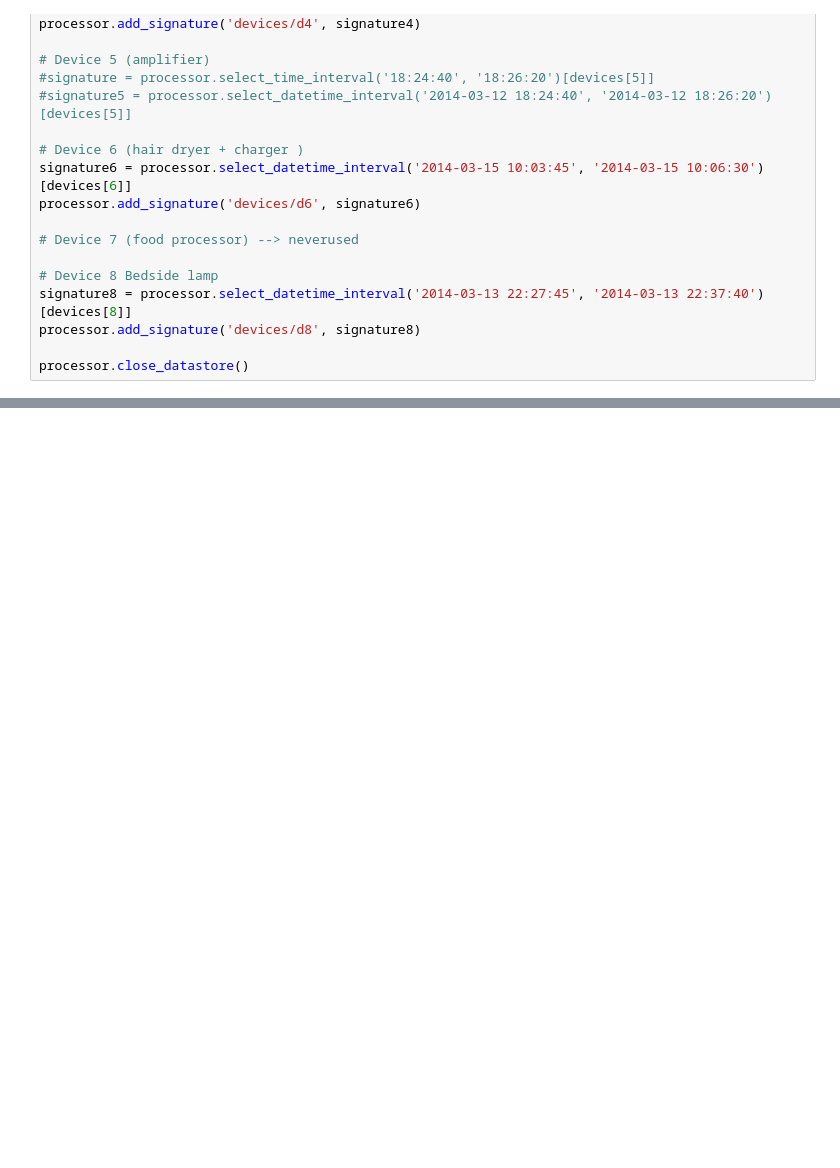
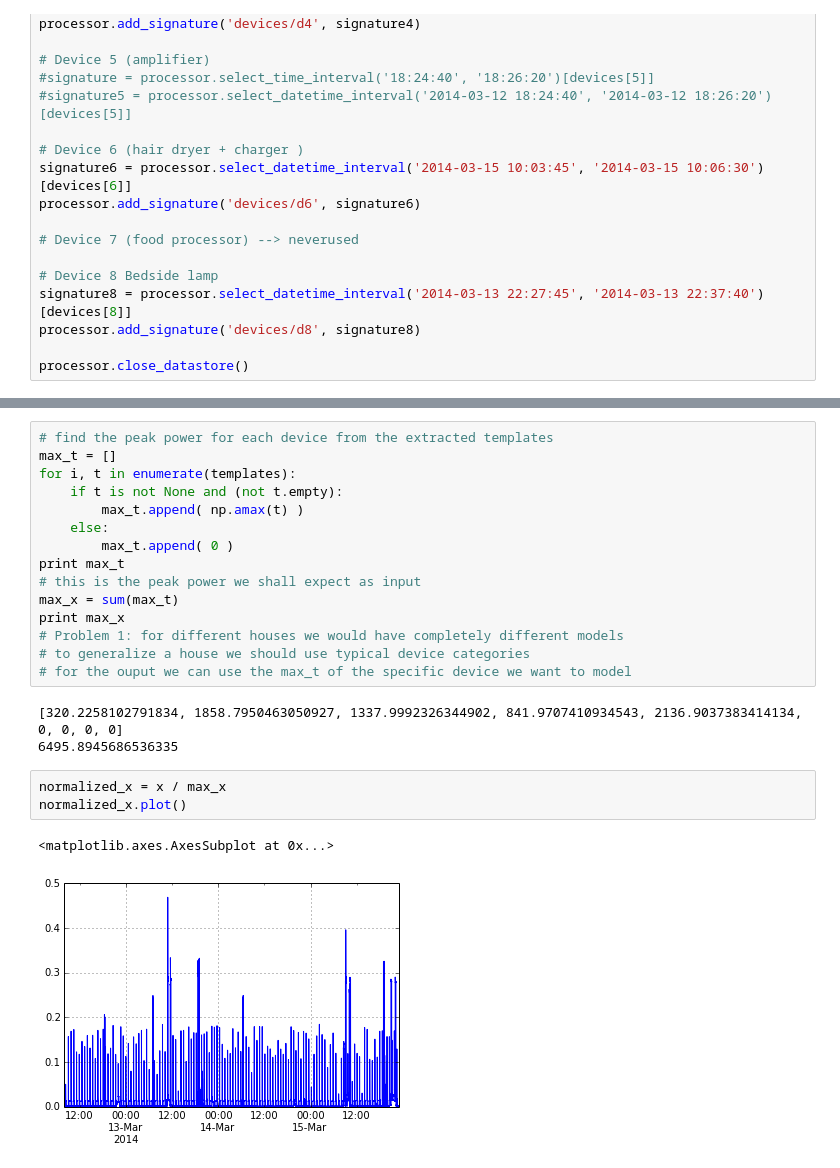
Before and after one commit to pilillo/ts-notebooks, a Jupyter notebook: denoising_autoencoders.ipynb, the cells around one changed output, grey strips where cells are left out. Saved outputs shown, nothing was run; the diff lists cells and outputs as text; blank space fills up the shorter version.

```diff
--- a/denoising_autoencoders.ipynb
+++ b/denoising_autoencoders.ipynb
@@ -505,0 +468,24 @@ print(autoencoder.summary())
+# %%
+# find the peak power for each device from the extracted templates
+max_t = []
+for i, t in enumerate(templates):
+    if t is not None and (not t.empty):
+        max_t.append( np.amax(t) )
+    else:
+        max_t.append( 0 )
+print max_t
+# this is the peak power we shall expect as input
+max_x = sum(max_t)
+print max_x
+# Problem 1: for different houses we would have completely different models
+# to generalize a house we should use typical device categories
+# for the ouput we can use the max_t of the specific device we want to model
+# %% [output]
+[320.2258102791834, 1858.7950463050927, 1337.9992326344902, 841.9707410934543, 2136.9037383414134, 0, 0, 0, 0]
+6495.8945686536335
+# %%
+normalized_x = x / max_x
+normalized_x.plot()
+# %% [output]
+<matplotlib.axes.AxesSubplot at 0x...>
+[figure, added]
```
Also changed, not shown: parts of 33 cells of this notebook.
